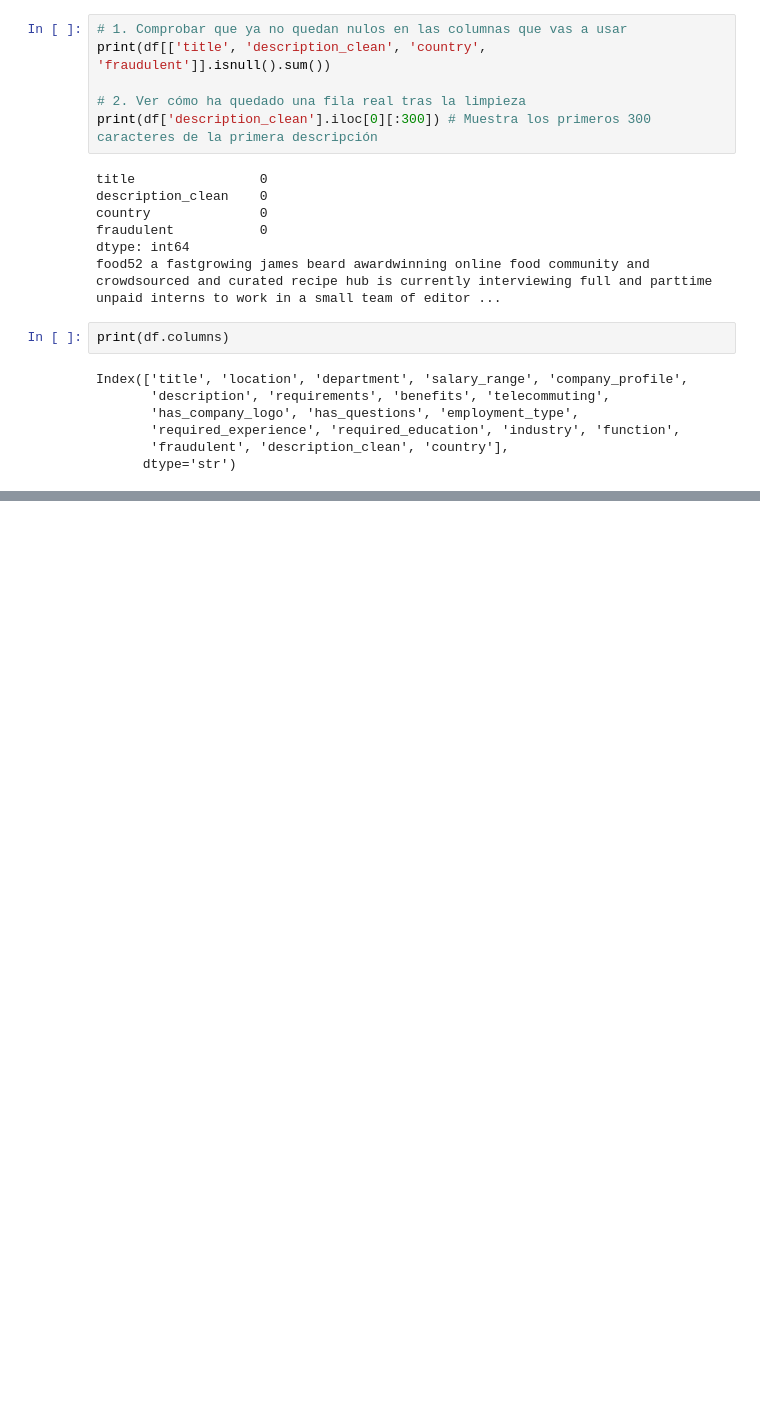
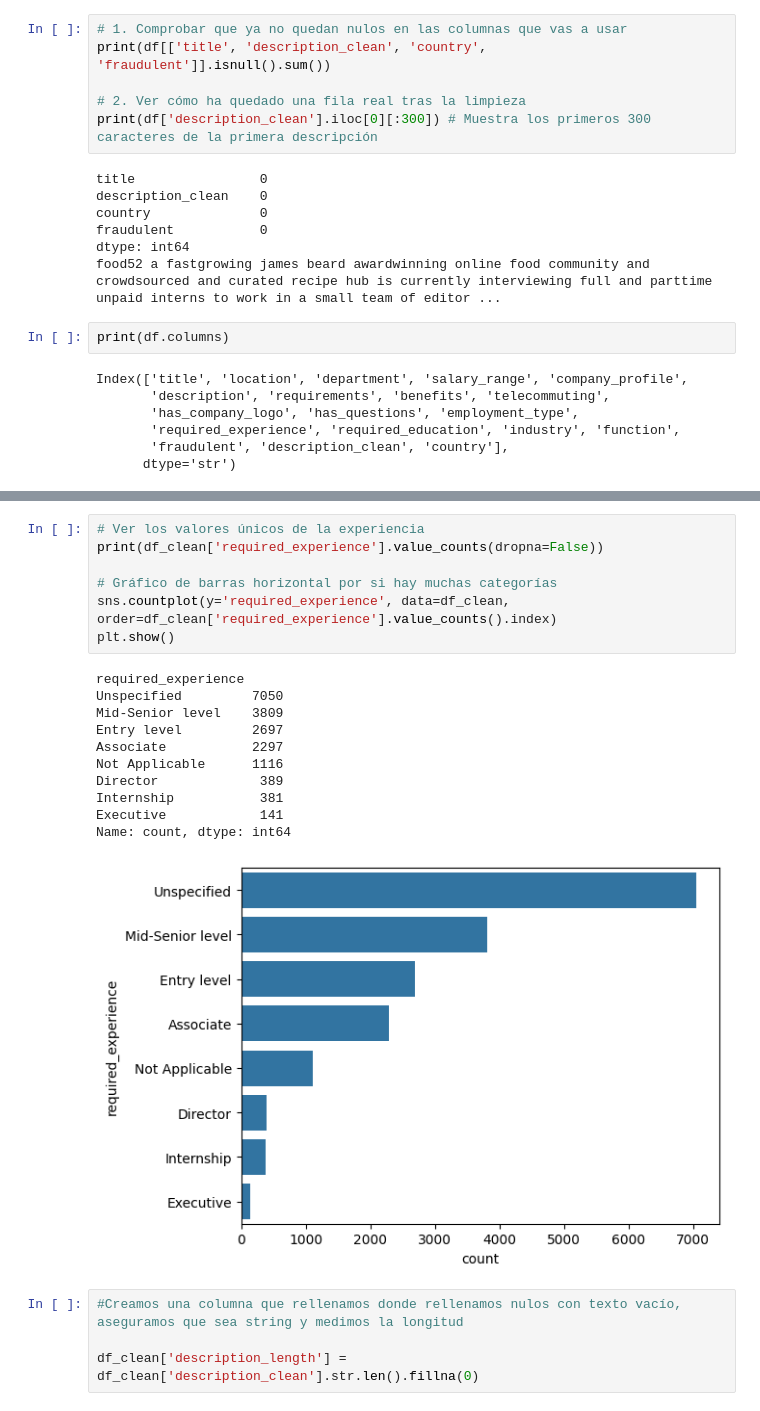
Before and after one commit to Bootcamp-DA-P2/proyecto8-problemaclasificacion-grupo5, a Jupyter notebook: main.ipynb, the cells around one changed output, grey strips where cells are left out. Saved outputs shown, nothing was run; the diff lists cells and outputs as text; blank space fills up the shorter version.

```diff
--- a/main.ipynb
+++ b/main.ipynb
@@ -86,0 +279,23 @@ Index(['title', 'location', 'department', 'salary_range', 'company_profile',
+# %%
+# Ver los valores únicos de la experiencia
+print(df_clean['required_experience'].value_counts(dropna=False))
+
+# Gráfico de barras horizontal por si hay muchas categorías
+sns.countplot(y='required_experience', data=df_clean, order=df_clean['required_experience'].value_counts().index)
+plt.show()
+# %% [output]
+required_experience
+Unspecified         7050
+Mid-Senior level    3809
+Entry level         2697
+Associate           2297
+Not Applicable      1116
+Director             389
+Internship           381
+Executive            141
+Name: count, dtype: int64
+[figure, added]
+# %%
+#Creamos una columna que rellenamos donde rellenamos nulos con texto vacío, aseguramos que sea string y medimos la longitud
+
+df_clean['description_length'] = df_clean['description_clean'].str.len().fillna(0)
```
Also changed, not shown: parts of 14 cells of this notebook, 1 other file.
